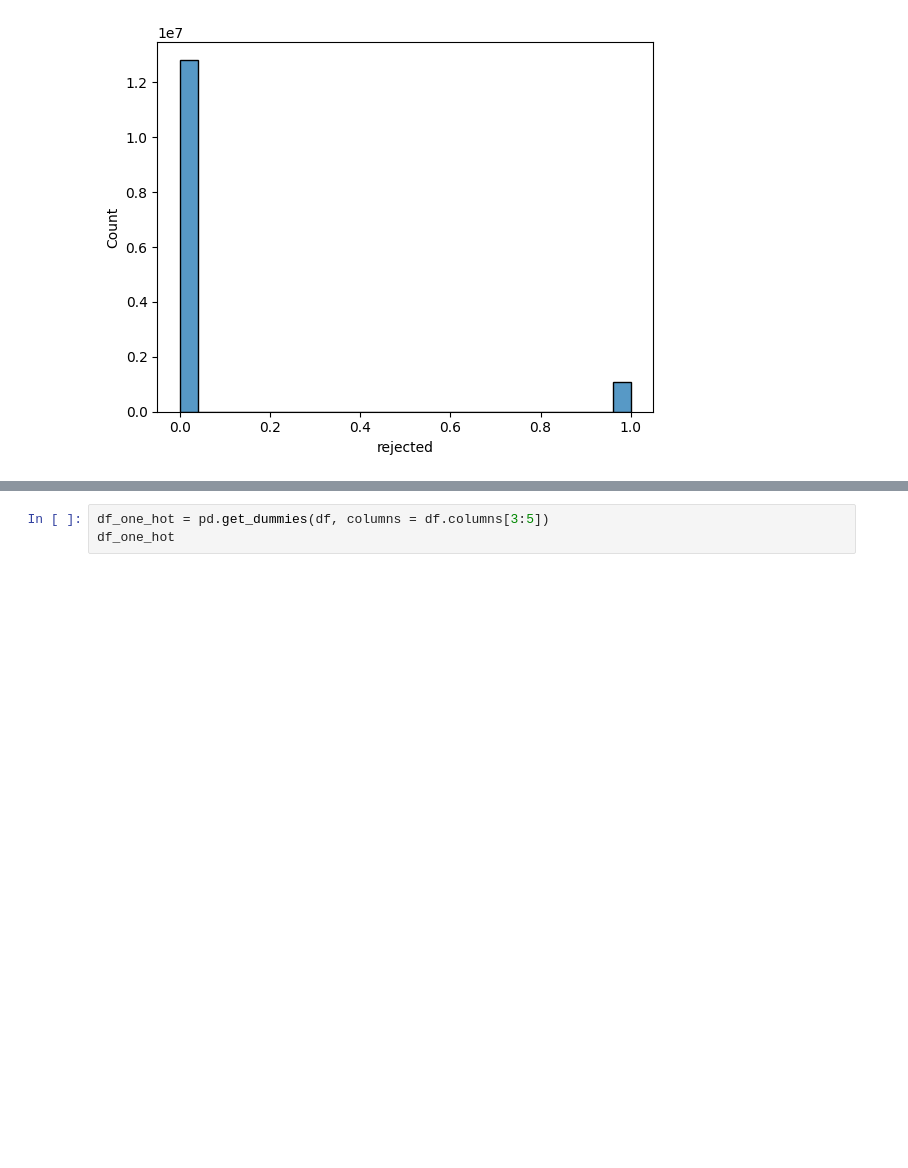
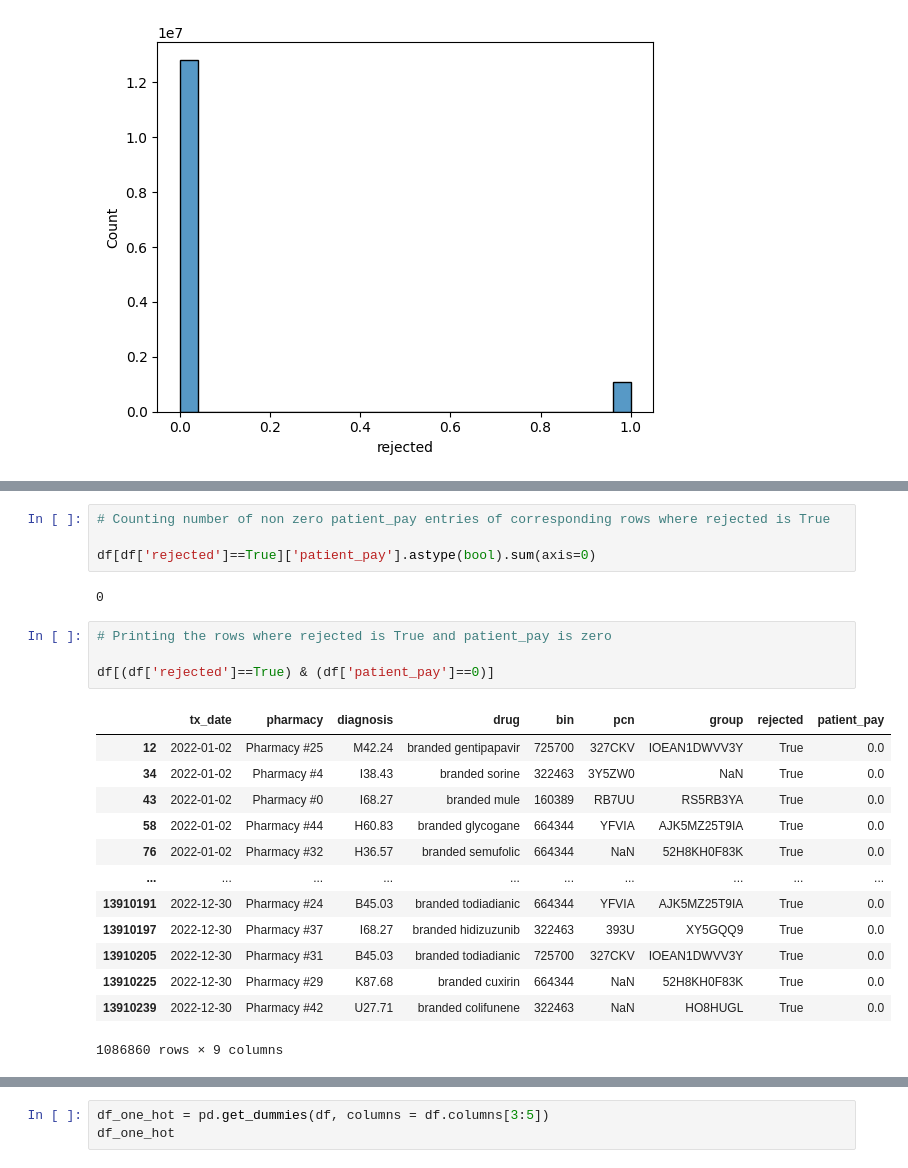
Before and after one commit to ksrivastava1/pharmacy_data_analysis, a Jupyter notebook: Labs/data_exploration.ipynb, the cells around one changed output, grey strips where cells are left out. Cells and saved outputs as stored; diff of their text form; blank space fills up the shorter version.

```diff
--- a/Labs/data_exploration.ipynb
+++ b/Labs/data_exploration.ipynb
@@ -75,0 +99,24 @@ Name: patient_pay, dtype: float64
+# %%
+# Counting number of non zero patient_pay entries of corresponding rows where rejected is True
+
+df[df['rejected']==True]['patient_pay'].astype(bool).sum(axis=0)
+# %% [output]
+0
+# %%
+# Printing the rows where rejected is True and patient_pay is zero
+
+df[(df['rejected']==True) & (df['patient_pay']==0)]
+# %% [output]
+|  | tx_date | pharmacy | diagnosis | drug | bin | pcn | group | rejected | patient_pay |
+| 12 | 2022-01-02 | Pharmacy #25 | M42.24 | branded gentipapavir | 725700 | 327CKV | IOEAN1DWVV3Y | True | 0.0 |
+| 34 | 2022-01-02 | Pharmacy #4 | I38.43 | branded sorine | 322463 | 3Y5ZW0 | NaN | True | 0.0 |
+| 43 | 2022-01-02 | Pharmacy #0 | I68.27 | branded mule | 160389 | RB7UU | RS5RB3YA | True | 0.0 |
+| 58 | 2022-01-02 | Pharmacy #44 | H60.83 | branded glycogane | 664344 | YFVIA | AJK5MZ25T9IA | True | 0.0 |
+| 76 | 2022-01-02 | Pharmacy #32 | H36.57 | branded semufolic | 664344 | NaN | 52H8KH0F83K | True | 0.0 |
+| ... | ... | ... | ... | ... | ... | ... | ... | ... | ... |
+| 13910191 | 2022-12-30 | Pharmacy #24 | B45.03 | branded todiadianic | 664344 | YFVIA | AJK5MZ25T9IA | True | 0.0 |
+| 13910197 | 2022-12-30 | Pharmacy #37 | I68.27 | branded hidizuzunib | 322463 | 393U | XY5GQQ9 | True | 0.0 |
+| 13910205 | 2022-12-30 | Pharmacy #31 | B45.03 | branded todiadianic | 725700 | 327CKV | IOEAN1DWVV3Y | True | 0.0 |
+| 13910225 | 2022-12-30 | Pharmacy #29 | K87.68 | branded cuxirin | 664344 | NaN | 52H8KH0F83K | True | 0.0 |
+| 13910239 | 2022-12-30 | Pharmacy #42 | U27.71 | branded colifunene | 322463 | NaN | HO8HUGL | True | 0.0 |
+1086860 rows × 9 columns
```
Also changed, not shown: parts of 4 cells of this notebook.
